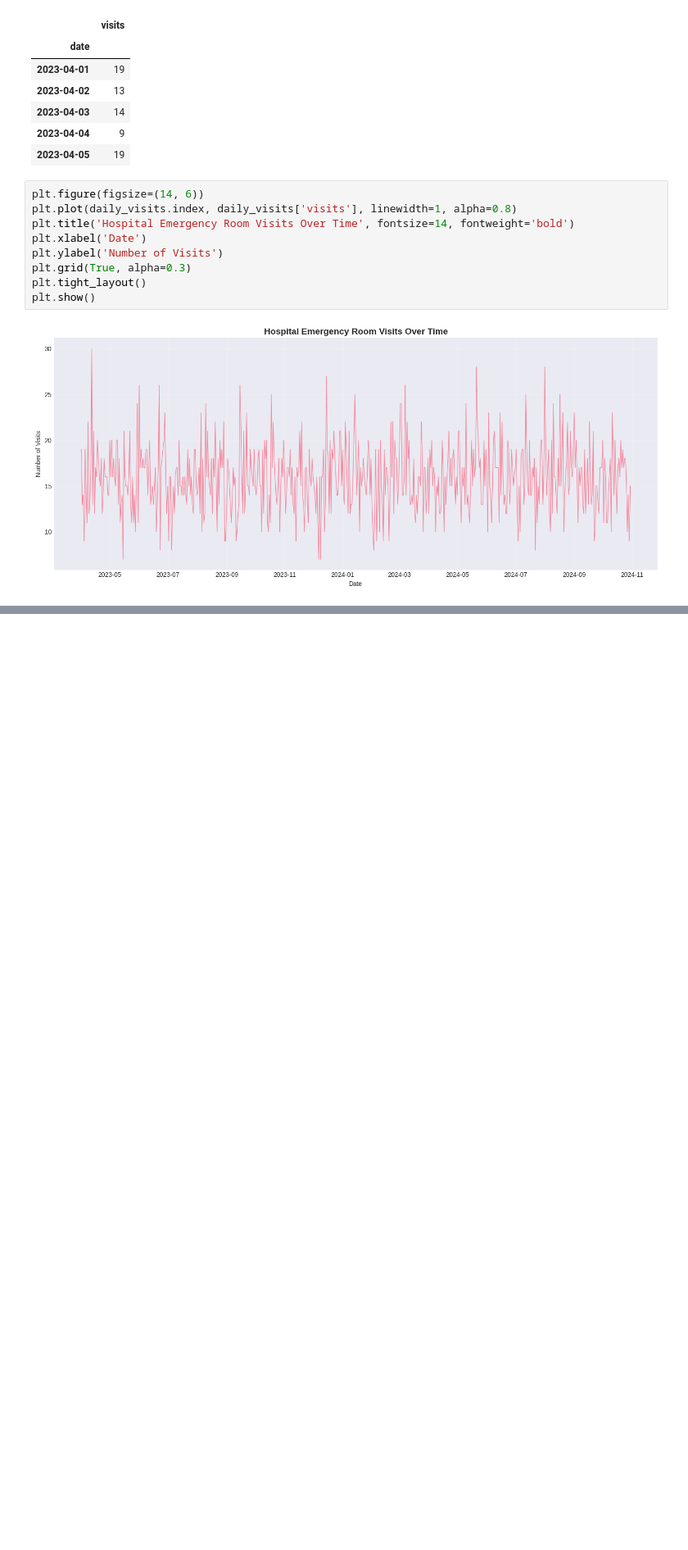
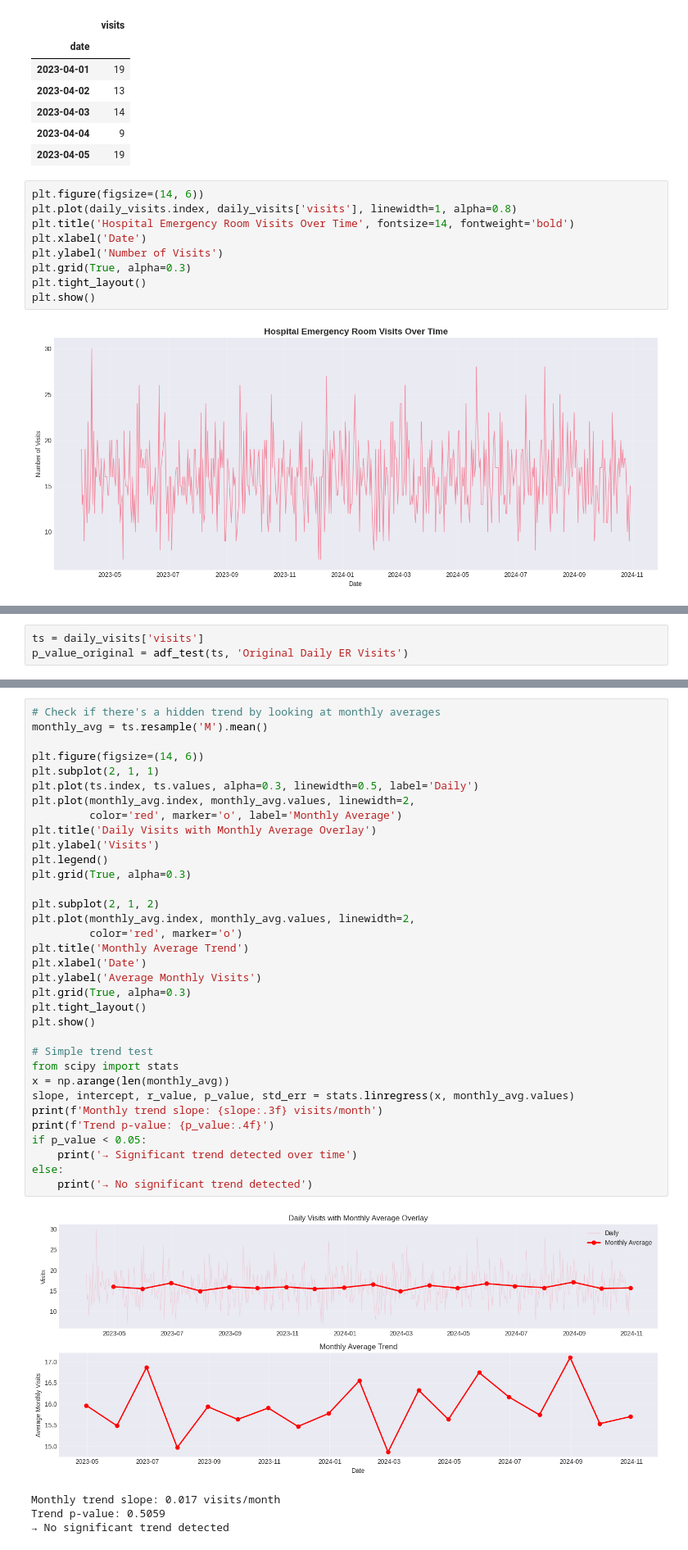
Before and after one commit to Bingdinga/DS3_Projects, a Jupyter notebook: time_series_analysis/stationary/stationary.ipynb, the cells around one changed output, grey strips where cells are left out. Shown at 82% size. Saved outputs shown, nothing was run; the diff lists cells and outputs as text; blank space fills up the shorter version.

```diff
--- a/time_series_analysis/stationary/stationary.ipynb
+++ b/time_series_analysis/stationary/stationary.ipynb
@@ -224,0 +213,3 @@ plt.show()
+# %%
+ts = daily_visits['visits']
+p_value_original = adf_test(ts, 'Original Daily ER Visits')
@@ -224,0 +234,39 @@ plt.show()
+# %%
+# Check if there's a hidden trend by looking at monthly averages
+monthly_avg = ts.resample('M').mean()
+
+plt.figure(figsize=(14, 6))
+plt.subplot(2, 1, 1)
+plt.plot(ts.index, ts.values, alpha=0.3, linewidth=0.5, label='Daily')
+plt.plot(monthly_avg.index, monthly_avg.values, linewidth=2,
+         color='red', marker='o', label='Monthly Average')
+plt.title('Daily Visits with Monthly Average Overlay')
+plt.ylabel('Visits')
+plt.legend()
+plt.grid(True, alpha=0.3)
+
+plt.subplot(2, 1, 2)
+plt.plot(monthly_avg.index, monthly_avg.values, linewidth=2,
+         color='red', marker='o')
+plt.title('Monthly Average Trend')
+plt.xlabel('Date')
+plt.ylabel('Average Monthly Visits')
+plt.grid(True, alpha=0.3)
+plt.tight_layout()
+plt.show()
+
+# Simple trend test
+from scipy import stats
+x = np.arange(len(monthly_avg))
+slope, intercept, r_value, p_value, std_err = stats.linregress(x, monthly_avg.values)
+print(f'Monthly trend slope: {slope:.3f} visits/month')
+print(f'Trend p-value: {p_value:.4f}')
+if p_value < 0.05:
+    print('→ Significant trend detected over time')
+else:
+    print('→ No significant trend detected')
+# %% [output]
+[figure, added]
+Monthly trend slope: 0.017 visits/month
+Trend p-value: 0.5059
+→ No significant trend detected
```
Also changed, not shown: parts of 11 cells of this notebook.
